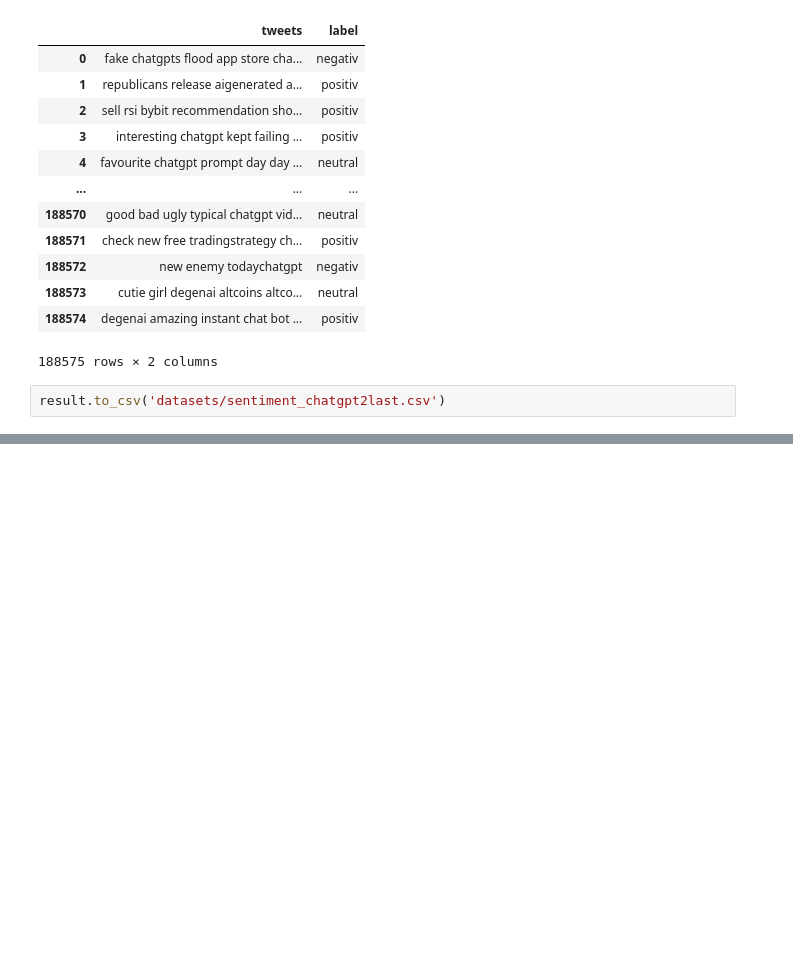
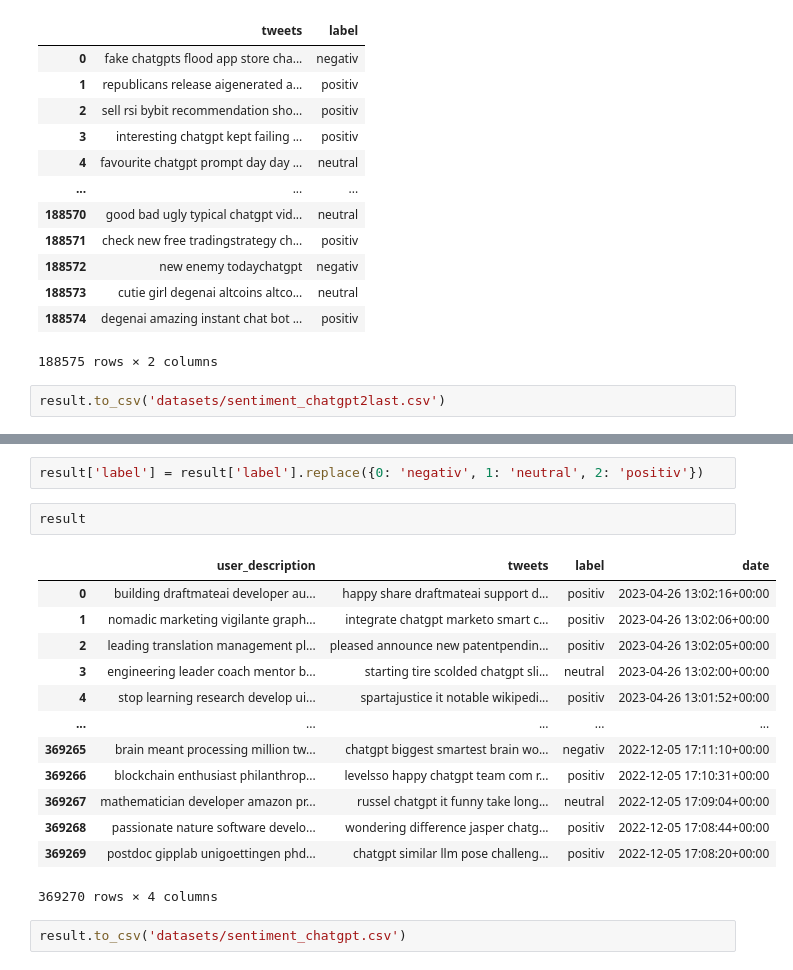
Before and after one commit to Ajkunas/computational-social-media, a Jupyter notebook: predict.ipynb, the cells around one changed output, grey strips where cells are left out. Cells and saved outputs as stored; diff of their text form; blank space fills up the shorter version.

Commit message:
Sentiment analysis of scientists

```diff
--- a/predict.ipynb
+++ b/predict.ipynb
@@ -395,0 +559,20 @@ result.to_csv('datasets/sentiment_chatgpt2last.csv')
+# %%
+result['label'] = result['label'].replace({0: 'negativ', 1: 'neutral', 2: 'positiv'})
+# %%
+result
+# %% [output]
+|  | user_description | tweets | label | date |
+| 0 | building draftmateai developer au... | happy share draftmateai support d... | positiv | 2023-04-26 13:02:16+00:00 |
+| 1 | nomadic marketing vigilante graph... | integrate chatgpt marketo smart c... | positiv | 2023-04-26 13:02:06+00:00 |
+| 2 | leading translation management pl... | pleased announce new patentpendin... | positiv | 2023-04-26 13:02:05+00:00 |
+| 3 | engineering leader coach mentor b... | starting tire scolded chatgpt sli... | neutral | 2023-04-26 13:02:00+00:00 |
+| 4 | stop learning research develop ui... | spartajustice it notable wikipedi... | positiv | 2023-04-26 13:01:52+00:00 |
+| ... | ... | ... | ... | ... |
+| 369265 | brain meant processing million tw... | chatgpt biggest smartest brain wo... | negativ | 2022-12-05 17:11:10+00:00 |
+| 369266 | blockchain enthusiast philanthrop... | levelsso happy chatgpt team com r... | positiv | 2022-12-05 17:10:31+00:00 |
+| 369267 | mathematician developer amazon pr... | russel chatgpt it funny take long... | neutral | 2022-12-05 17:09:04+00:00 |
+| 369268 | passionate nature software develo... | wondering difference jasper chatg... | positiv | 2022-12-05 17:08:44+00:00 |
+| 369269 | postdoc gipplab unigoettingen phd... | chatgpt similar llm pose challeng... | positiv | 2022-12-05 17:08:20+00:00 |
+369270 rows × 4 columns
+# %%
+result.to_csv('datasets/sentiment_chatgpt.csv')
```
Also changed, not shown: parts of 22 cells of this notebook, 3 other files.
